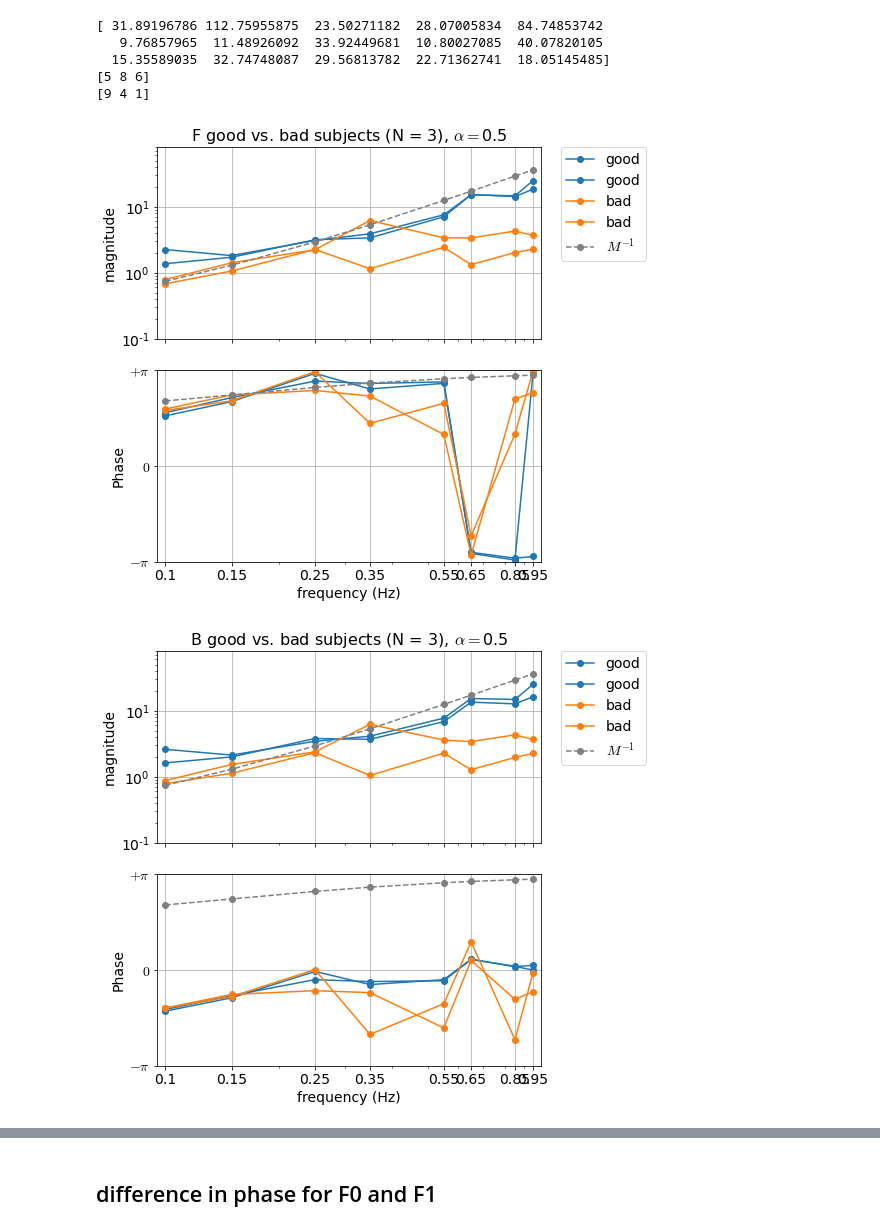
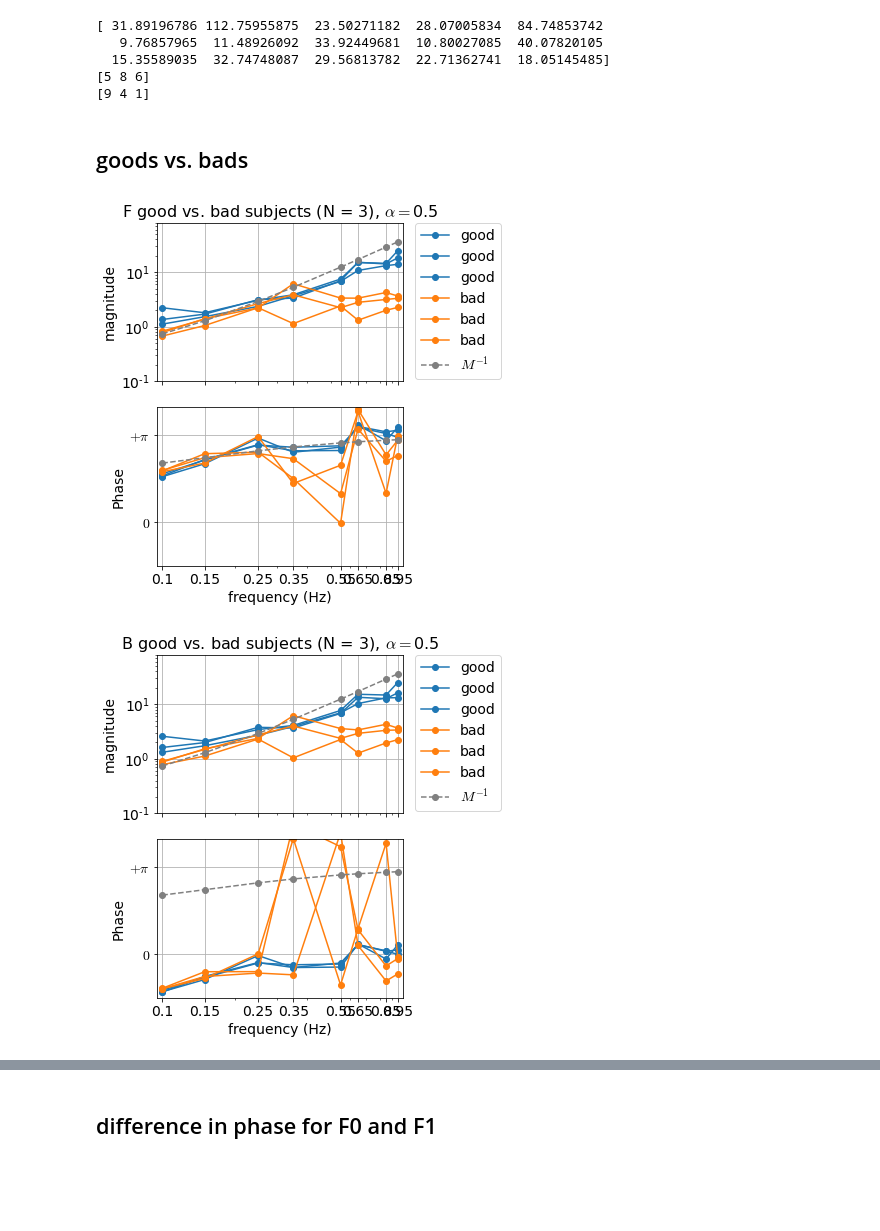
Before and after one commit to sburden-group/sensorimotor_fusion, a Jupyter notebook: analysis/Multimodal paper/20250124_individual_strategies.ipynb, the cells around one changed output, grey strips where cells are left out. Cells and saved outputs as stored; diff of their text form; code cells hidden in the pictures; blank space fills up the shorter version.

```diff
--- a/analysis/Multimodal paper/20250124_individual_strategies.ipynb
+++ b/analysis/Multimodal paper/20250124_individual_strategies.ipynb
@@ -231,33 +330,33 @@ print(bad_3)
   15.35589035  32.74748087  29.56813782  22.71362741  18.05145485]
 [5 8 6]
 [9 4 1]
+# %% [markdown]
+## goods vs. bads
 # %%
 # Bode plot of F and B
 xticks = np.array([0.1 , 0.15, 0.25, 0.35, 0.55, 0.65, 0.85, 0.95])
 xlim = (0.095, 1.0)
-ylimphase = (-np.pi,np.pi)
-yticksphase = [-np.pi,0.,np.pi]
-yticklabelsphase = [r'$-\pi$',r'$0$',r'$+\pi$']
+ylimphase = (-np.pi/2,np.pi+1)
+yticksphase = [0.,np.pi]
+yticklabelsphase = [r'$0$',r'$+\pi$']
 TFlabels = ['F','B','F0','F1','B0','B1']
 
 cond = 2
 
 for i,TF in enumerate([F,B,F0,F1,B0,B1]):
 
-    fig,axs = plt.subplots(2,1,sharex=True,figsize=(8,7))
+    fig,axs = plt.subplots(2,1,sharex=True,figsize=(6,6))
 
     # magnitude
     ax = axs[0]
     sub = good_3
     mean = np.mean(np.abs(TF[sub,cond,:,:]),axis = 1) #mean across all trials
-    # mean = np.abs(TF[sub,cond,-1,:]) # last trial
     ax.plot(freqs,mean[0],'-o',label = 'good',color = python_colors[0])
     ax.plot(freqs,mean[1],'-o',label = 'good',color = python_colors[0])
-    # ax.plot(freqs,mean[2],'-o',label = 'good',color = python_colors[0])
+    ax.plot(freqs,mean[2],'-o',label = 'good',color = python_colors[0])
     sub = bad_3
     mean = np.mean(np.abs(TF[sub,cond,:,:]),axis = 1) #mean across all trials
-    # mean = np.abs(TF[sub,cond,-1,:])
-    # ax.plot(freqs,mean[0],'-o',label = 'bad',color = python_colors[1])
+    ax.plot(freqs,mean[0],'-o',label = 'bad',color = python_colors[1])
     ax.plot(freqs,mean[1],'-o',label = 'bad',color = python_colors[1])
     ax.plot(freqs,mean[2],'-o',label = 'bad',color = python_colors[1])
     ax.plot(freqs,np.abs(1/M),'--o',color= 'grey',label = r'$M^{-1}$')
@@ -269,36 +368,36 @@ for i,TF in enumerate([F,B,F0,F1,B0,B1]):
     ax.set_ylim(0.1,80)
     ax.set_yscale("log")
     ax.set_ylabel('magnitude')
     ax.legend(bbox_to_anchor=(1.05, 1), loc='upper left', borderaxespad=0.)
 
     # phase
     ax = axs[1]
     sub = good_3
-    angle = np.angle(np.mean(np.exp(1j*(np.angle(TF[sub,cond,:,:]))),axis = 1))
+    angle = np.angle(np.mean(np.exp(1j*(np.angle(TF[sub,cond,:,:])-np.pi/2)),axis = 1))+np.pi/2
     # angle = np.angle(TF[sub,cond,-1,:])
     # z = np.mean(np.exp(1j*(F_angle-np.pi/2)), axis=0)
     # mean = np.angle(z)+np.pi/2
     # disp = 1 - np.abs(z)
     ax.plot(freqs,angle[0],'-o',label = 'good',color = python_colors[0])
     ax.plot(freqs,angle[1],'-o',label = 'good',color = python_colors[0])
-    # ax.plot(freqs,angle[2],'-o',label = 'good',color = python_colors[0])
+    ax.plot(freqs,angle[2],'-o',label = 'good',color = python_colors[0])
     sub = bad_3
-    angle = np.angle(np.mean(np.exp(1j*(np.angle(TF[sub,cond,:,:]))),axis = 1))
+    angle = np.angle(np.mean(np.exp(1j*(np.angle(TF[sub,cond,:,:])-np.pi/2)),axis = 1))+np.pi/2
     # angle = np.angle(TF[sub,cond,-1,:])
-    # ax.plot(freqs,angle[0],'-o',label = 'bad',color = python_colors[1])
+    ax.plot(freqs,angle[0],'-o',label = 'bad',color = python_colors[1])
     ax.plot(freqs,angle[1],'-o',label = 'bad',color = python_colors[1])
     ax.plot(freqs,angle[2],'-o',label = 'bad',color = python_colors[1])
     ax.plot(freqs,np.angle(1/M),'--o',color= 'grey',label = r'$M^{-1}$')
     ax.set_ylabel('Phase')
     ax.grid('on',zorder=-1)
     ax.set_ylim(ylimphase)
     ax.set_yticks(yticksphase)
     ax.set_yticklabels(yticklabelsphase)
     ax.set_xlabel('frequency (Hz)')
     # ax.legend(bbox_to_anchor=(1.05, 1), loc='upper left', borderaxespad=0.)
     axs[0].set_title(TFlabels[i]+ r' good vs. bad subjects (N = 3), $\alpha = $'+conditions[cond])
     plt.tight_layout()
     plt.show()
 # %% [output]
-[figure, old version]
+[figure, new version]
-[figure, old version]
+[figure, new version]
```
Also changed, not shown: parts of 12 cells of this notebook, 10 other files.
